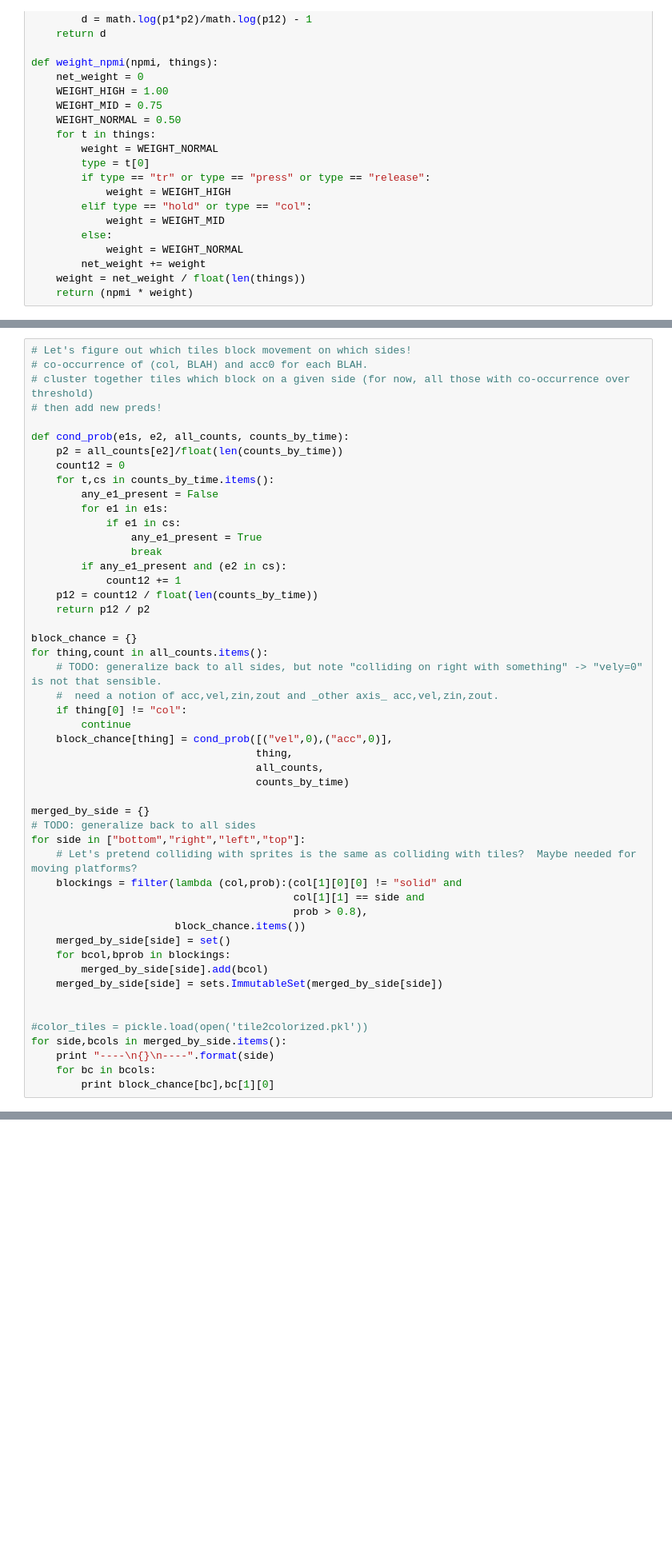
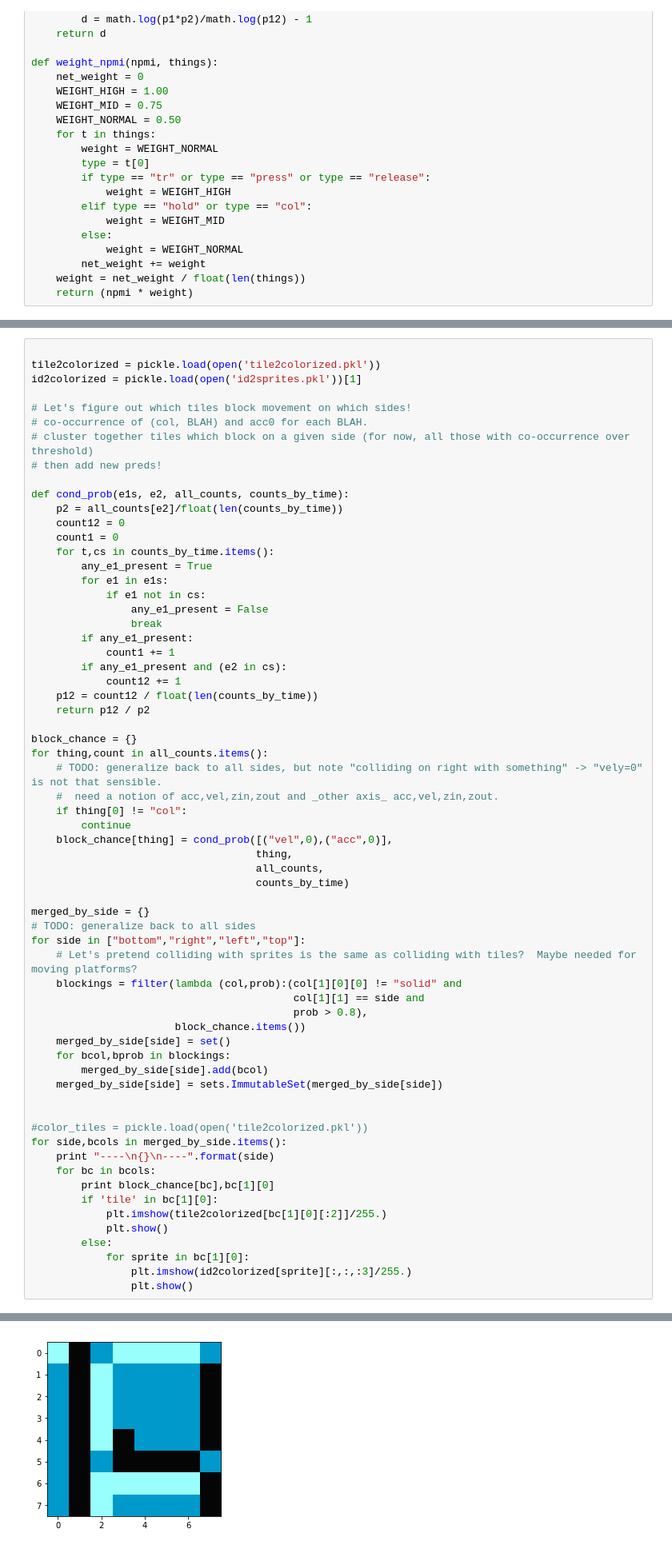
Before and after one commit to JoeOsborn/mechlearn, a Jupyter notebook: mechlearn/Causes.ipynb, the cells around one changed output, grey strips where cells are left out. Shown at 80% size. Cells and saved outputs as stored; diff of their text form; blank space fills up the shorter version.

```diff
--- a/mechlearn/Causes.ipynb
+++ b/mechlearn/Causes.ipynb
@@ -378,4 +426,8 @@ all_counts,counts_by_time
 # %%
+
+tile2colorized = pickle.load(open('tile2colorized.pkl'))
+id2colorized = pickle.load(open('id2sprites.pkl'))[1]
+
 # Let's figure out which tiles block movement on which sides!
 # co-occurrence of (col, BLAH) and acc0 for each BLAH.
 # cluster together tiles which block on a given side (for now, all those with co-occurrence over threshold)
@@ -384,12 +436,15 @@ all_counts,counts_by_time
 def cond_prob(e1s, e2, all_counts, counts_by_time):
     p2 = all_counts[e2]/float(len(counts_by_time))
     count12 = 0
+    count1 = 0
     for t,cs in counts_by_time.items():
-        any_e1_present = False
+        any_e1_present = True
         for e1 in e1s:
-            if e1 in cs:
-                any_e1_present = True
+            if e1 not in cs:
+                any_e1_present = False
                 break
+        if any_e1_present:
+            count1 += 1
         if any_e1_present and (e2 in cs):
             count12 += 1
     p12 = count12 / float(len(counts_by_time))
@@ -425,3 +480,11 @@ for side,bcols in merged_by_side.items():
     print "----\n{}\n----".format(side)
     for bc in bcols:
         print block_chance[bc],bc[1][0]
+        if 'tile' in bc[1][0]:
+            plt.imshow(tile2colorized[bc[1][0][:2]]/255.)
+            plt.show()
+        else:
+            for sprite in bc[1][0]:
+                plt.imshow(id2colorized[sprite][:,:,:3]/255.)
+                plt.show()
+# %% [output]
@@ -427,0 +495 @@ for side,bcols in merged_by_side.items():
+[figure, added]
```
Also changed, not shown: parts of 9 cells of this notebook, 4 other files.
